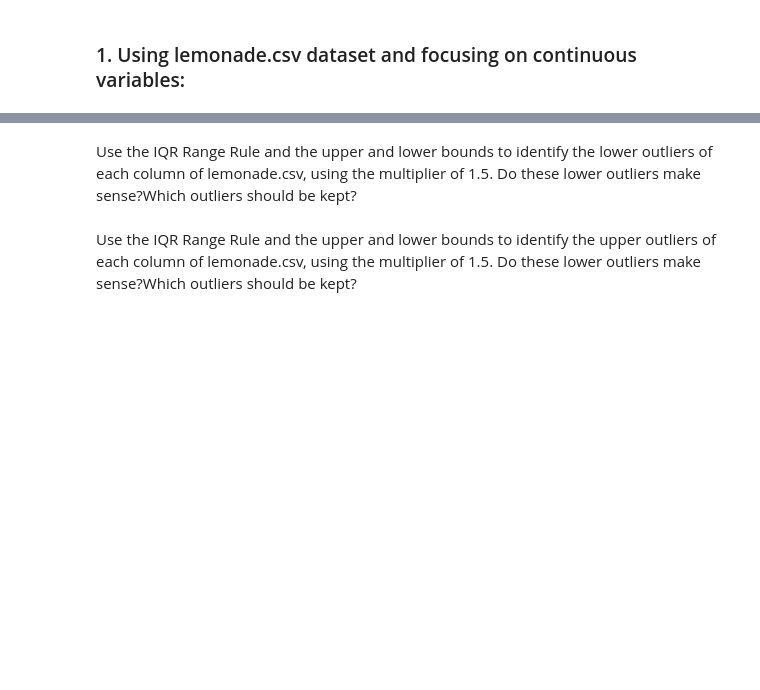
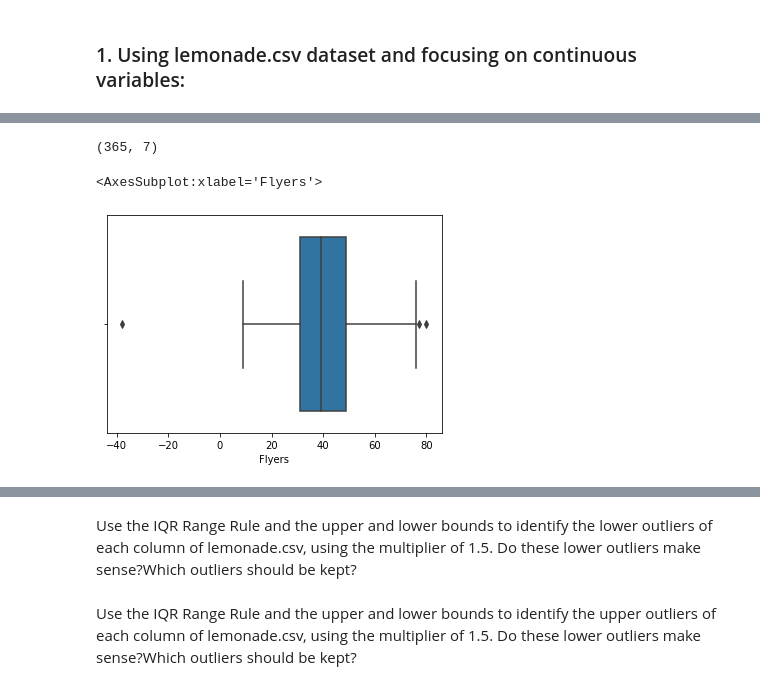
Before and after one commit to segovialori/anomaly-detection-exercises, a Jupyter notebook: continuous_probabilistic_methods.ipynb, the cells around one changed output, grey strips where cells are left out. Drawn from its saved outputs; the diff is of its cells as text; code cells hidden in the pictures; blank space fills up the shorter version.

```diff
--- a/continuous_probabilistic_methods.ipynb
+++ b/continuous_probabilistic_methods.ipynb
@@ -4,0 +83,4 @@
+# %%
+df.shape
+# %% [output]
+(365, 7)
@@ -4,0 +89,5 @@
+# %%
+sns.boxplot(df['Flyers'])
+# %% [output]
+<AxesSubplot:xlabel='Flyers'>
+[figure, added]
```
Also changed, not shown: parts of 37 cells of this notebook.
